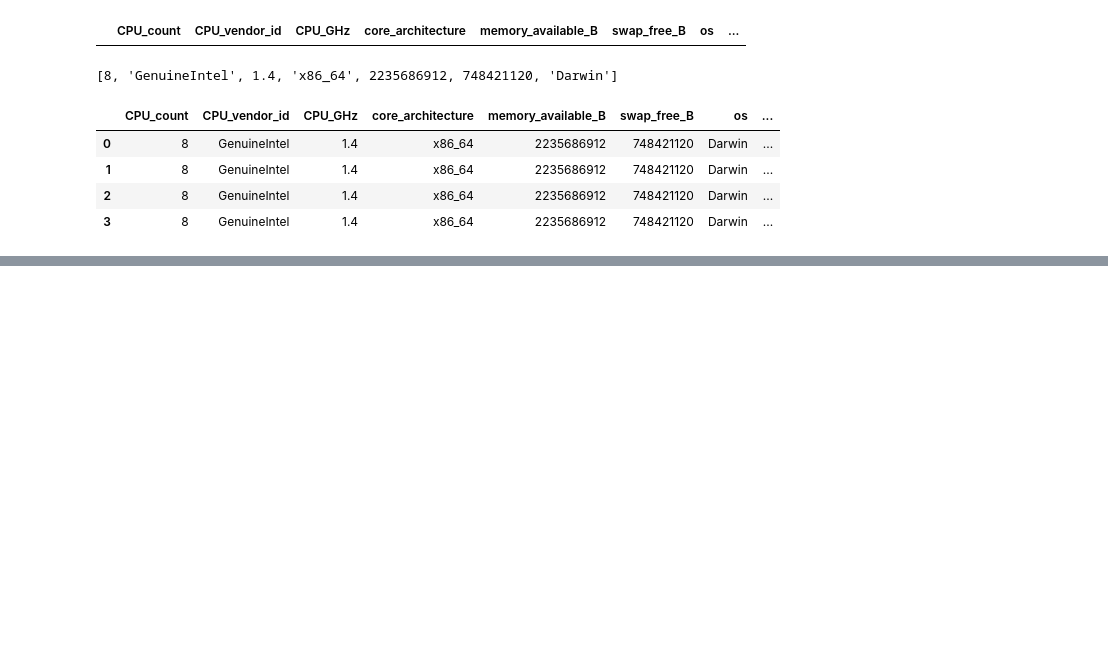
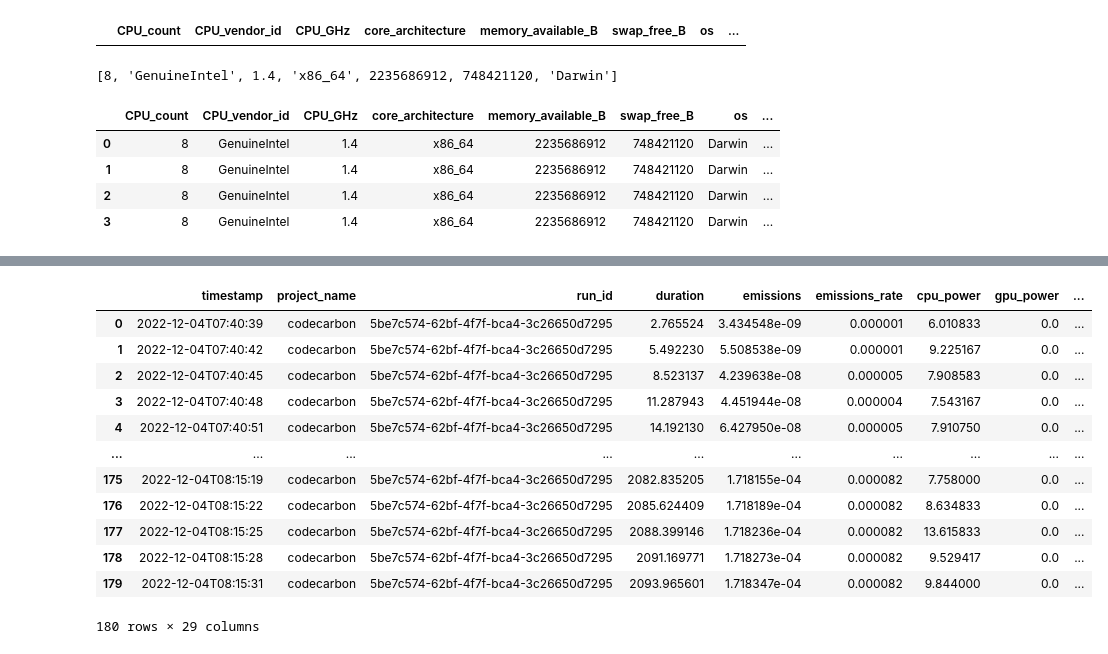
Before and after one commit to wesleymth/LauzHack-2022-energy, a Jupyter notebook: notebook_wesley.ipynb, the cells around one changed output, grey strips where cells are left out. Drawn from its saved outputs; the diff is of its cells as text; code cells hidden in the pictures; blank space fills up the shorter version.

Commit message:
data processing of pipeline

```diff
--- a/notebook_wesley.ipynb
+++ b/notebook_wesley.ipynb
@@ -748,0 +752,6 @@ df.loc["Saanvi"] = [96, 90]
+# %%
+model_feat_gui = pd.read_csv(join("data", "Model_features08-15-31_guillaume.csv"))
+sub_data_gui = pd.read_csv(join("data", "sub_dataset_energy07-40-32_guillaume.csv"))
+
+model_feat_nico = pd.read_csv(join("data", "Model_features08-12-18_nico.csv"))
+sub_data_nico = pd.read_csv(join("data", "sub_dataset_energy07-57-54_nico.csv"))
@@ -748,0 +774,16 @@ df.loc["Saanvi"] = [96, 90]
+# %%
+sub_data_gui
+# %% [output]
+|  | timestamp | project_name | run_id | duration | emissions | emissions_rate | cpu_power | gpu_power | ... |
+| 0 | 2022-12-04T07:40:39 | codecarbon | 5be7c574-62bf-4f7f-bca4-3c26650d7295 | 2.765524 | 3.434548e-09 | 0.000001 | 6.010833 | 0.0 | ... |
+| 1 | 2022-12-04T07:40:42 | codecarbon | 5be7c574-62bf-4f7f-bca4-3c26650d7295 | 5.492230 | 5.508538e-09 | 0.000001 | 9.225167 | 0.0 | ... |
+| 2 | 2022-12-04T07:40:45 | codecarbon | 5be7c574-62bf-4f7f-bca4-3c26650d7295 | 8.523137 | 4.239638e-08 | 0.000005 | 7.908583 | 0.0 | ... |
+| 3 | 2022-12-04T07:40:48 | codecarbon | 5be7c574-62bf-4f7f-bca4-3c26650d7295 | 11.287943 | 4.451944e-08 | 0.000004 | 7.543167 | 0.0 | ... |
+| 4 | 2022-12-04T07:40:51 | codecarbon | 5be7c574-62bf-4f7f-bca4-3c26650d7295 | 14.192130 | 6.427950e-08 | 0.000005 | 7.910750 | 0.0 | ... |
+| ... | ... | ... | ... | ... | ... | ... | ... | ... | ... |
+| 175 | 2022-12-04T08:15:19 | codecarbon | 5be7c574-62bf-4f7f-bca4-3c26650d7295 | 2082.835205 | 1.718155e-04 | 0.000082 | 7.758000 | 0.0 | ... |
+| 176 | 2022-12-04T08:15:22 | codecarbon | 5be7c574-62bf-4f7f-bca4-3c26650d7295 | 2085.624409 | 1.718189e-04 | 0.000082 | 8.634833 | 0.0 | ... |
+| 177 | 2022-12-04T08:15:25 | codecarbon | 5be7c574-62bf-4f7f-bca4-3c26650d7295 | 2088.399146 | 1.718236e-04 | 0.000082 | 13.615833 | 0.0 | ... |
+| 178 | 2022-12-04T08:15:28 | codecarbon | 5be7c574-62bf-4f7f-bca4-3c26650d7295 | 2091.169771 | 1.718273e-04 | 0.000082 | 9.529417 | 0.0 | ... |
+| 179 | 2022-12-04T08:15:31 | codecarbon | 5be7c574-62bf-4f7f-bca4-3c26650d7295 | 2093.965601 | 1.718347e-04 | 0.000082 | 9.844000 | 0.0 | ... |
+180 rows × 29 columns
```
Also changed, not shown: parts of 17 cells of this notebook, 3 other files.
